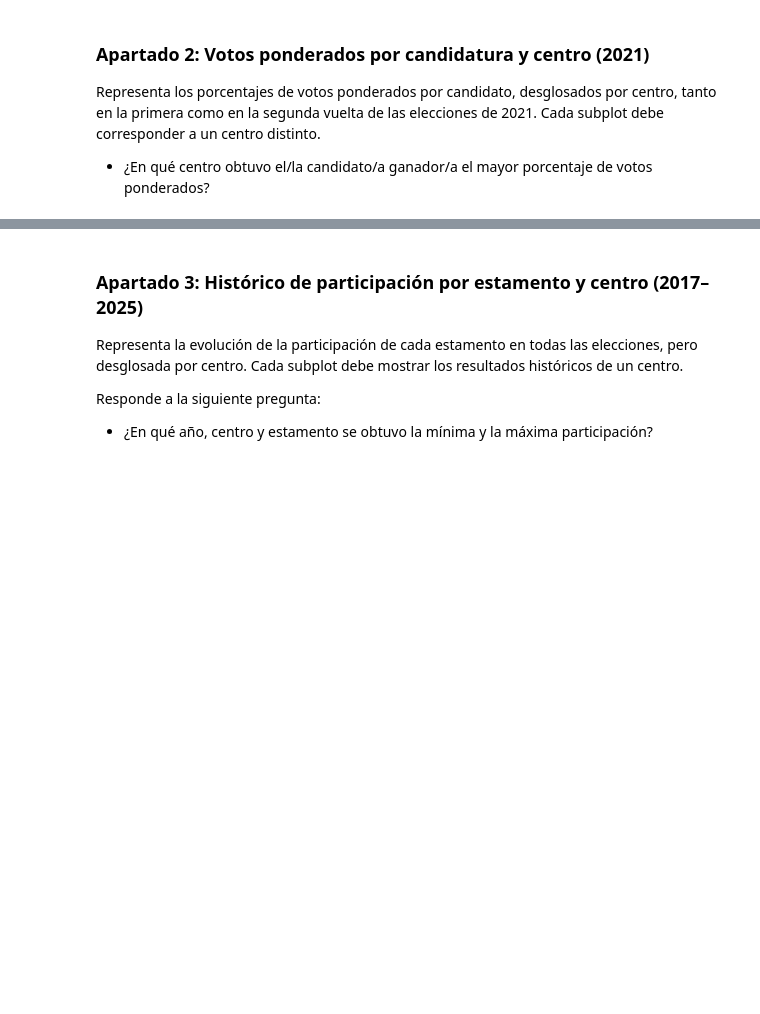
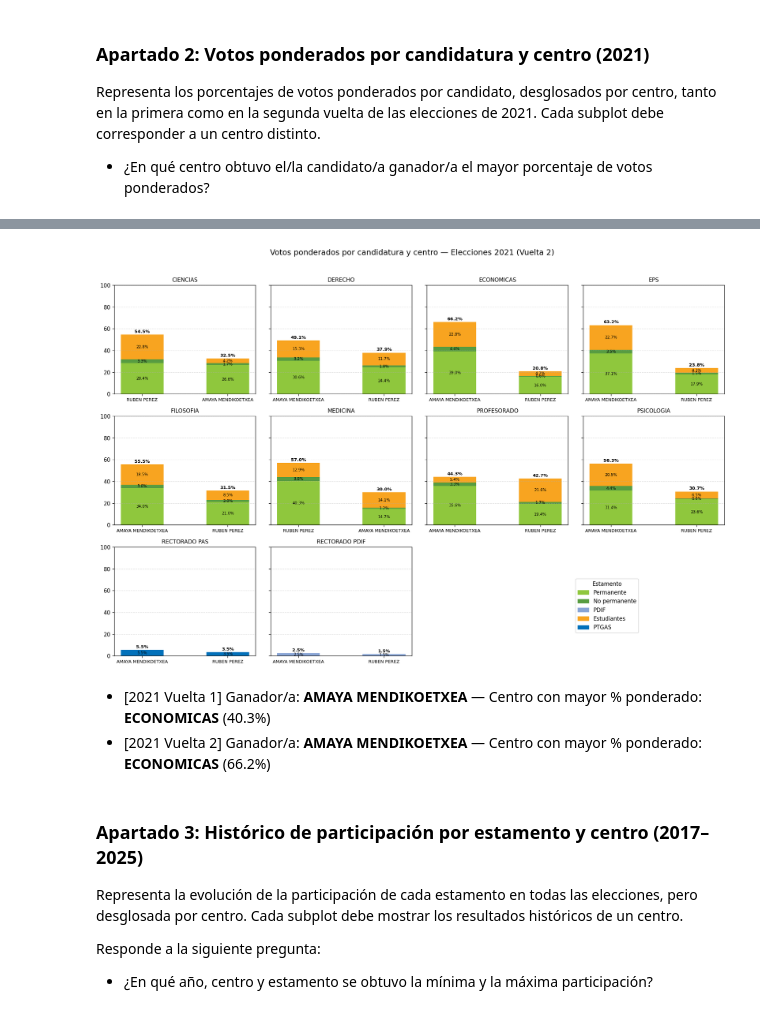
Before and after one commit to gabrieladamasuam/VD_G7312_P04, a Jupyter notebook: Parte1_Elecciones_UAM.ipynb, the cells around one changed output, grey strips where cells are left out. Cells and saved outputs as stored; diff of their text form; code cells hidden in the pictures; blank space fills up the shorter version.

```diff
--- a/Parte1_Elecciones_UAM.ipynb
+++ b/Parte1_Elecciones_UAM.ipynb
@@ -497,3 +746,36 @@ Representa los porcentajes de votos ponderados por candidato, desglosados por ce
+# %%
+# Graficación — Vuelta 2
+graficar_votos_ponderados_por_centro_subplots(
+    votos_pond_por_centro_v2,
+    'Votos ponderados por candidatura y centro — Elecciones 2021 (Vuelta 2)'
+)
+# %% [output]
+[figure, added]
+# %%
+# Respuesta a la pregunta: ¿En qué centro obtuvo el/la candidato/a ganador/a el mayor % ponderado?
+
+g1, c1, v1 = ganador_y_centro_maximo(votos_pond_v1, votos_pond_por_centro_v1)
+g2, c2, v2 = ganador_y_centro_maximo(votos_pond_v2, votos_pond_por_centro_v2)
+
+# Mostrar respuesta formateada
+from IPython.display import display, Markdown
+
+def short_name(full_name: str) -> str:
+    return extraer_nombre_apellido(full_name)
+
+md = []
+if g1:
+    md.append(f"- [2021 Vuelta 1] Ganador/a: **{short_name(g1)}** — Centro con mayor % ponderado: **{c1}** ({v1:.1f}%)")
+if g2:
+    md.append(f"- [2021 Vuelta 2] Ganador/a: **{short_name(g2)}** — Centro con mayor % ponderado: **{c2}** ({v2:.1f}%)")
+
+if md:
+    display(Markdown("\n".join(md)))
+else:
+    print("No se pudo determinar el ganador/a o no hay datos suficientes.")
+# %% [output]
+- [2021 Vuelta 1] Ganador/a: **AMAYA MENDIKOETXEA** — Centro con mayor % ponderado: **ECONOMICAS** (40.3%)
+- [2021 Vuelta 2] Ganador/a: **AMAYA MENDIKOETXEA** — Centro con mayor % ponderado: **ECONOMICAS** (66.2%)
 # %% [markdown]
 ### **Apartado 3: Histórico de participación por estamento y centro (2017–2025)**
 
```
Also changed, not shown: parts of 6 cells of this notebook, 1 other file.
